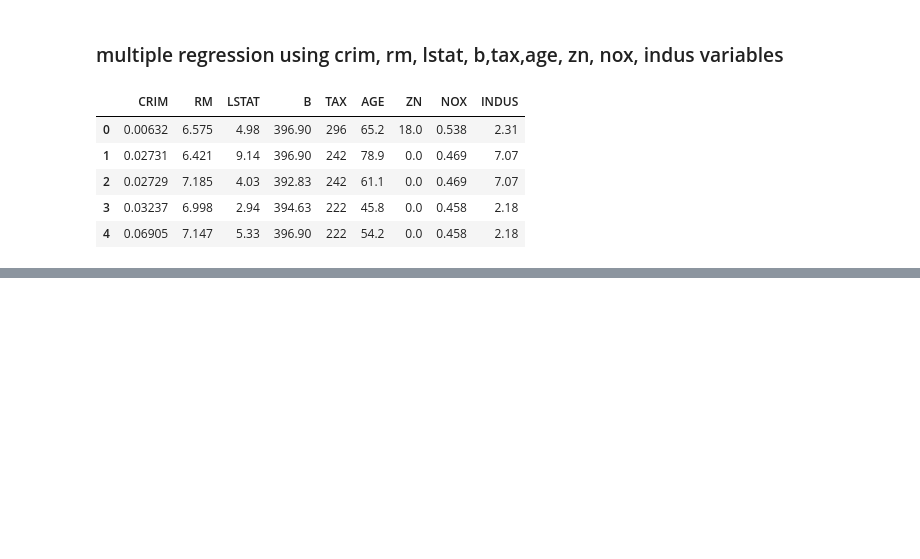
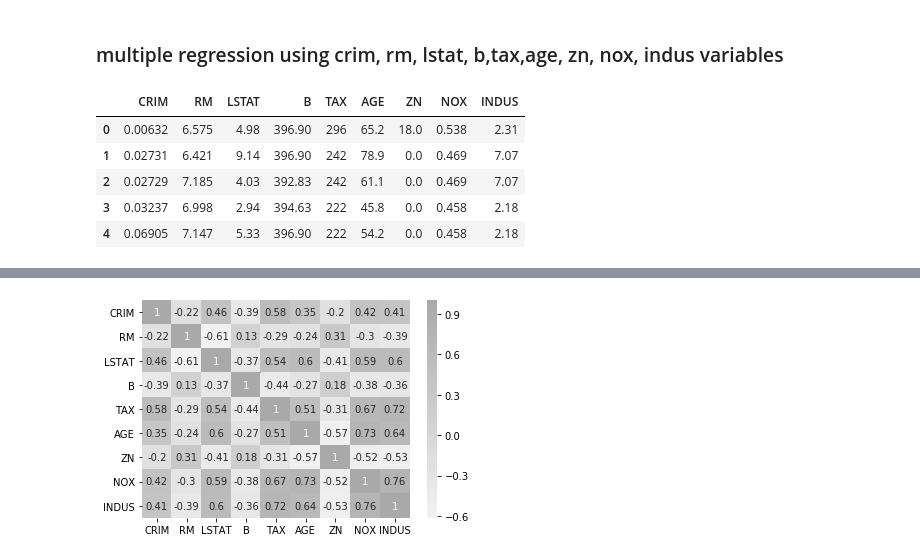
Before and after one commit to YoungJae-Hur/Data-science, a Jupyter notebook: ml-algorithms/2. multiple regression model part.2.ipynb, the cells around one changed output, grey strips where cells are left out. Saved outputs shown, nothing was run; the diff lists cells and outputs as text; code cells hidden in the pictures; blank space fills up the shorter version.

```diff
--- a/ml-algorithms/2. multiple regression model part.2.ipynb
+++ b/ml-algorithms/2. multiple regression model part.2.ipynb
@@ -101,0 +191,7 @@ x_data2.head()
+# %%
+## visualization
+cmap = sns.light_palette('darkgray', as_cmap=True)
+sns.heatmap(x_data2.corr(), annot=True, cmap=cmap)
+plt.show()
+# %% [output]
+[figure, added]
```
Also changed, not shown: parts of 17 cells of this notebook.
